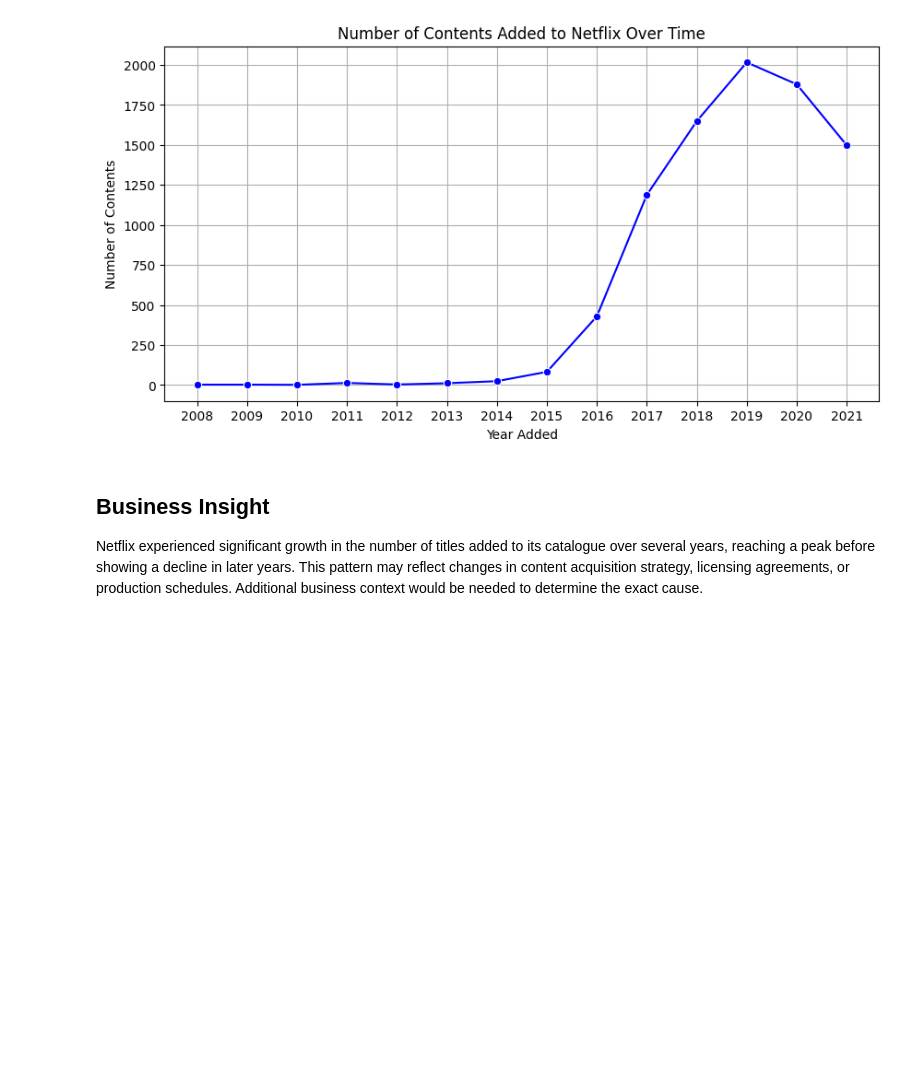
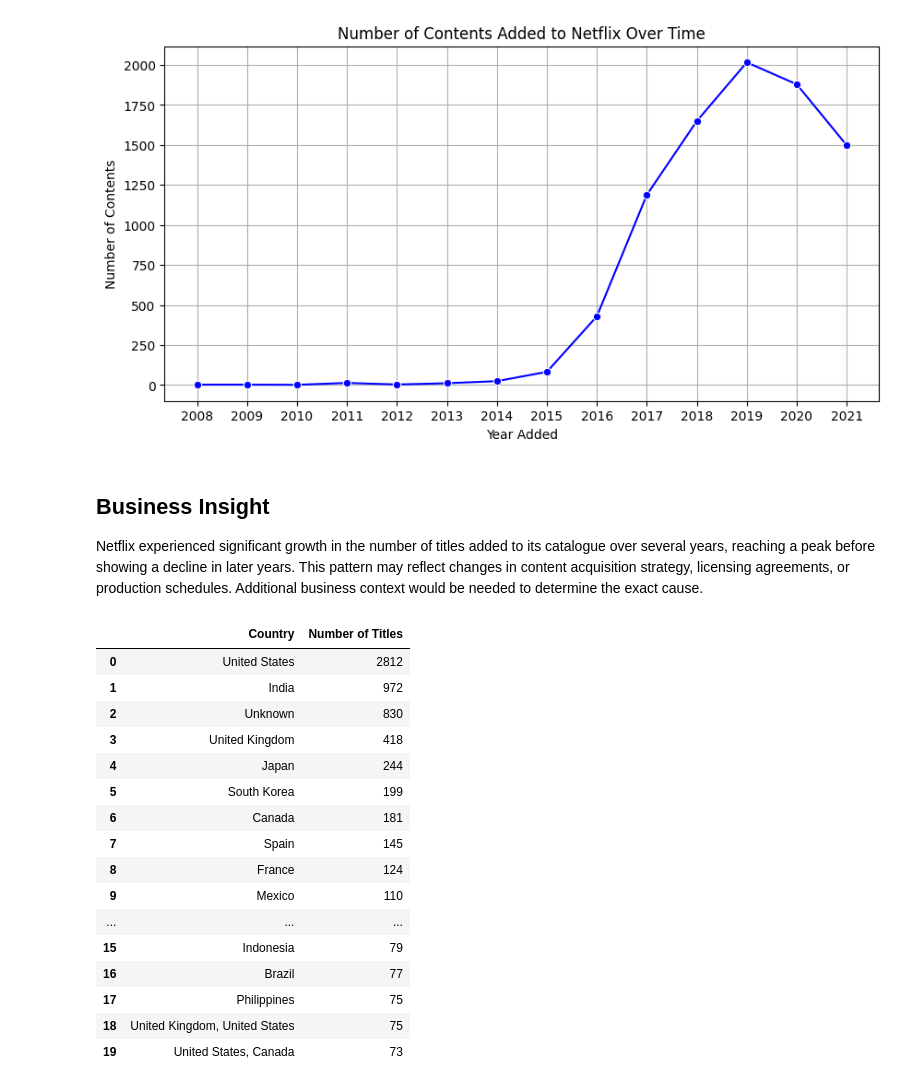
Before and after one commit to mertechcloud/Netflix-Content-Analytics, a Jupyter notebook: Notebooks/03_exploratory_data_analysis.ipynb, the cells around one changed output. Drawn from its saved outputs; the diff is of its cells as text; code cells hidden in the pictures; blank space fills up the shorter version.

```diff
--- a/Notebooks/03_exploratory_data_analysis.ipynb
+++ b/Notebooks/03_exploratory_data_analysis.ipynb
@@ -166,3 +166,25 @@ plt.show()
 ## Business Insight
 
 Netflix experienced significant growth in the number of titles added to its catalogue over several years, reaching a peak before showing a decline in later years. This pattern may reflect changes in content acquisition strategy, licensing agreements, or production schedules. Additional business context would be needed to determine the exact cause.
+# %%
+# Business Question #3
+# Which countries produce the most content for Netflix?
+df["Country"].value_counts().head(20).reset_index(name="Number of Titles")
+# %% [output]
+|  | Country | Number of Titles |
+| 0 | United States | 2812 |
+| 1 | India | 972 |
+| 2 | Unknown | 830 |
+| 3 | United Kingdom | 418 |
+| 4 | Japan | 244 |
+| 5 | South Korea | 199 |
+| 6 | Canada | 181 |
+| 7 | Spain | 145 |
+| 8 | France | 124 |
+| 9 | Mexico | 110 |
+| ... | ... | ... |
+| 15 | Indonesia | 79 |
+| 16 | Brazil | 77 |
+| 17 | Philippines | 75 |
+| 18 | United Kingdom, United States | 75 |
+| 19 | United States, Canada | 73 |
```
Also changed, not shown: parts of 4 cells of this notebook.
